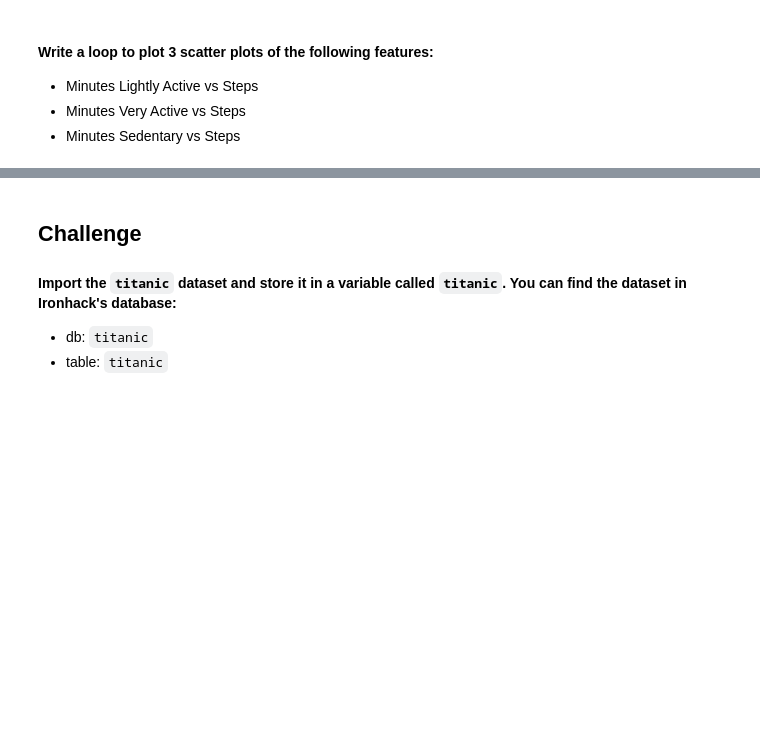
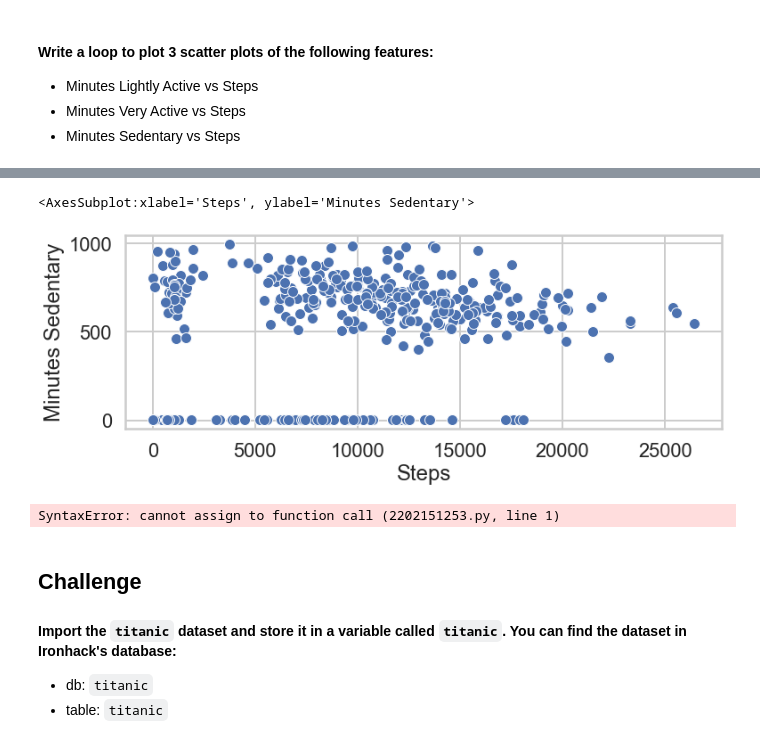
Before and after one commit to Ironhack-Data-Madrid-Agosto-2021/lab-matplotlib-seaborn, a Jupyter notebook: your-code/main.ipynb, the cells around one changed output, grey strips where cells are left out. Drawn from its saved outputs; the diff is of its cells as text; code cells hidden in the pictures; blank space fills up the shorter version.

```diff
--- a/your-code/main.ipynb
+++ b/your-code/main.ipynb
@@ -42,0 +75,5 @@ How the average number of steps change by month. Use the appropriate visualizati
+# %%
+sns.scatterplot(x="Steps", y = "Minutes Sedentary",data = fitbit)
+# %% [output]
+<AxesSubplot:xlabel='Steps', ylabel='Minutes Sedentary'>
+[figure, added]
@@ -43,3 +82,8 @@ How the average number of steps change by month. Use the appropriate visualizati
+# %%
+for range(1) in listcol:
+    plt.subplots(1, 1)
+# %% [output]
+SyntaxError: cannot assign to function call (2202151253.py, line 1)
 # %% [markdown]
 ## Challenge
 
```
Also changed, not shown: parts of 44 cells of this notebook.
